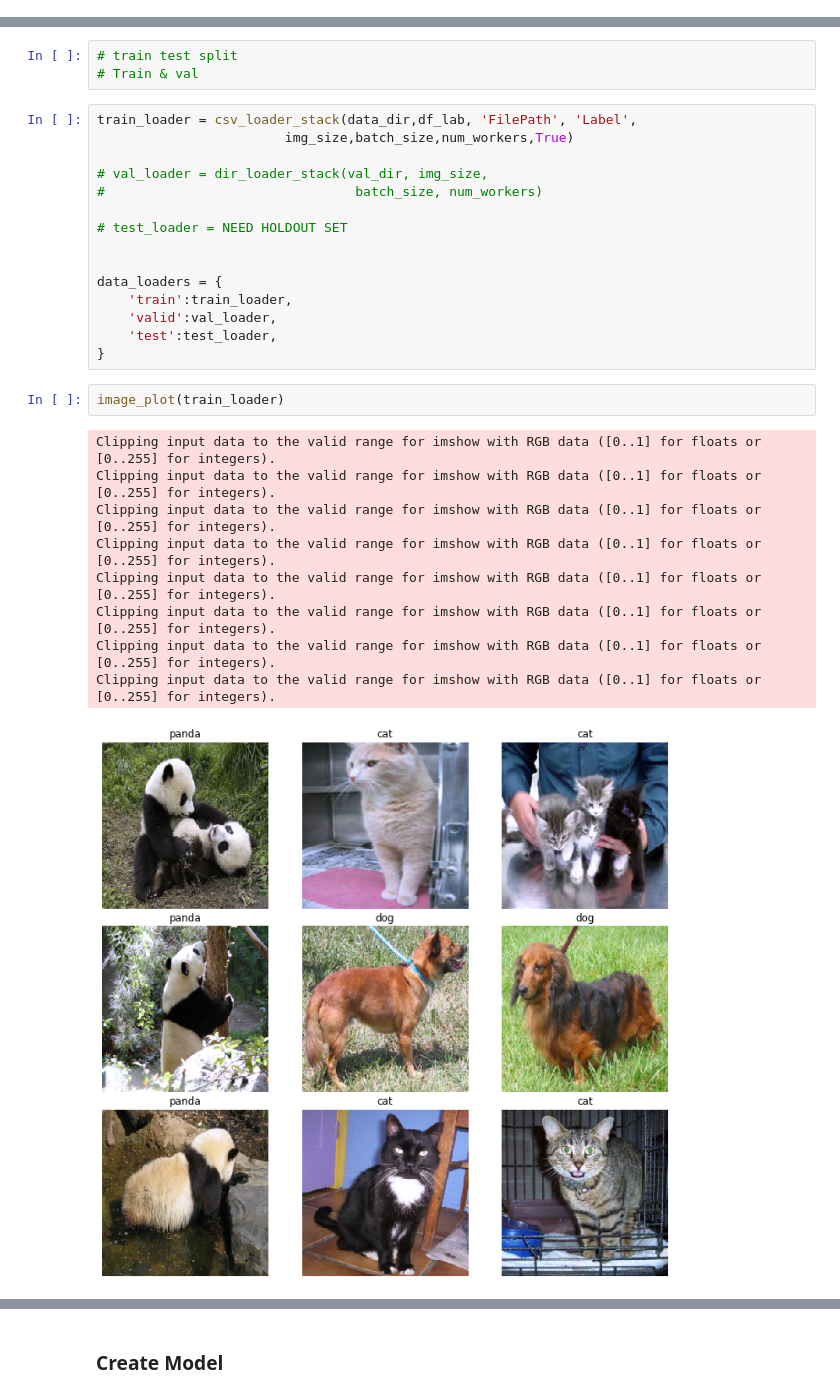
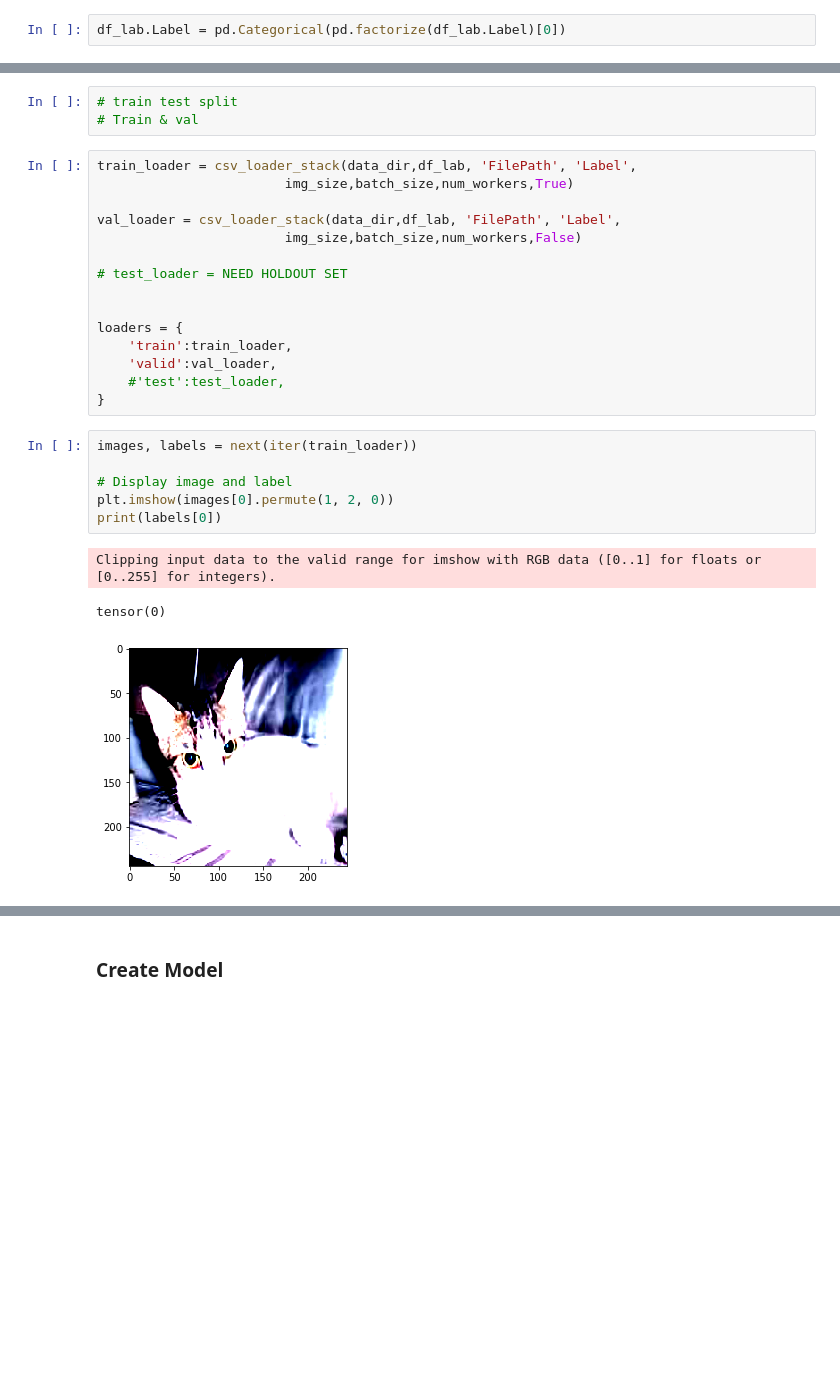
Before and after one commit to sagecodes/cnn-pytorch-starter, a Jupyter notebook: 00_animal_test.ipynb, the cells around one changed output, grey strips where cells are left out. Cells and saved outputs as stored; diff of their text form; blank space fills up the shorter version.

Commit message:
fix: convert text labels from csv to int
this may need to be in function later

for now convert the text labels from csv to ints for training model

```diff
--- a/00_animal_test.ipynb
+++ b/00_animal_test.ipynb
@@ -46,3 +46,5 @@ df_lab.head()
 | 2 | cats/cats_00074.jpg | cat |
 | 3 | cats/cats_00075.jpg | cat |
 | 4 | cats/cats_00076.jpg | cat |
+# %%
+df_lab.Label = pd.Categorical(pd.factorize(df_lab.Label)[0])
@@ -71,26 +91,24 @@ data_dir = '../datasets/animals/'
 train_loader = csv_loader_stack(data_dir,df_lab, 'FilePath', 'Label',
                         img_size,batch_size,num_workers,True)
 
-# val_loader = dir_loader_stack(val_dir, img_size,
-#                                batch_size, num_workers)
+val_loader = csv_loader_stack(data_dir,df_lab, 'FilePath', 'Label',
+                        img_size,batch_size,num_workers,False)
 
 # test_loader = NEED HOLDOUT SET
 
 
-data_loaders = {
+loaders = {
     'train':train_loader,
     'valid':val_loader,
-    'test':test_loader,
+    #'test':test_loader,
 }
-# %%
-image_plot(train_loader)
-# %% [output]
-Clipping input data to the valid range for imshow with RGB data ([0..1] for floats or [0..255] for integers).
-Clipping input data to the valid range for imshow with RGB data ([0..1] for floats or [0..255] for integers).
-Clipping input data to the valid range for imshow with RGB data ([0..1] for floats or [0..255] for integers).
-Clipping input data to the valid range for imshow with RGB data ([0..1] for floats or [0..255] for integers).
-Clipping input data to the valid range for imshow with RGB data ([0..1] for floats or [0..255] for integers).
-Clipping input data to the valid range for imshow with RGB data ([0..1] for floats or [0..255] for integers).
-Clipping input data to the valid range for imshow with RGB data ([0..1] for floats or [0..255] for integers).
-Clipping input data to the valid range for imshow with RGB data ([0..1] for floats or [0..255] for integers).
-[figure, removed]
+# %%
+images, labels = next(iter(train_loader))
+
+# Display image and label
+plt.imshow(images[0].permute(1, 2, 0))
+print(labels[0])
+# %% [output]
+Clipping input data to the valid range for imshow with RGB data ([0..1] for floats or [0..255] for integers).
+tensor(0)
+[figure, added]
```
Also changed, not shown: parts of 7 cells of this notebook, 3 other files.
